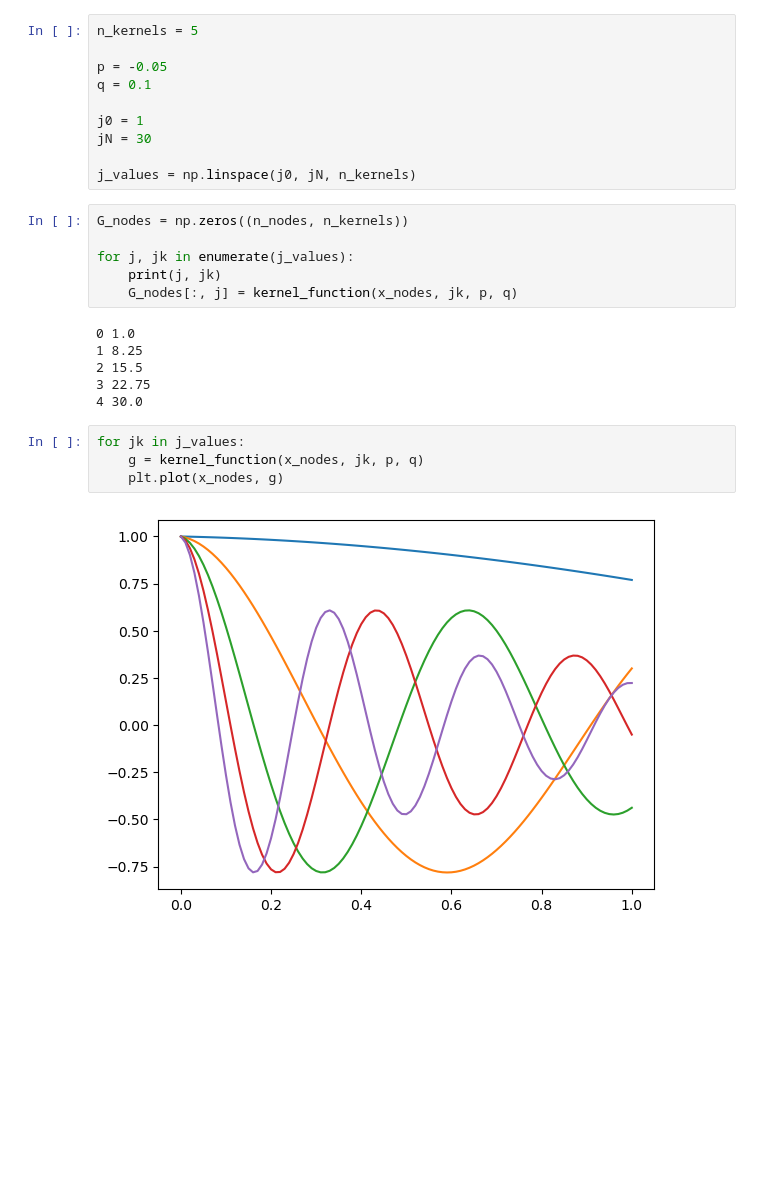
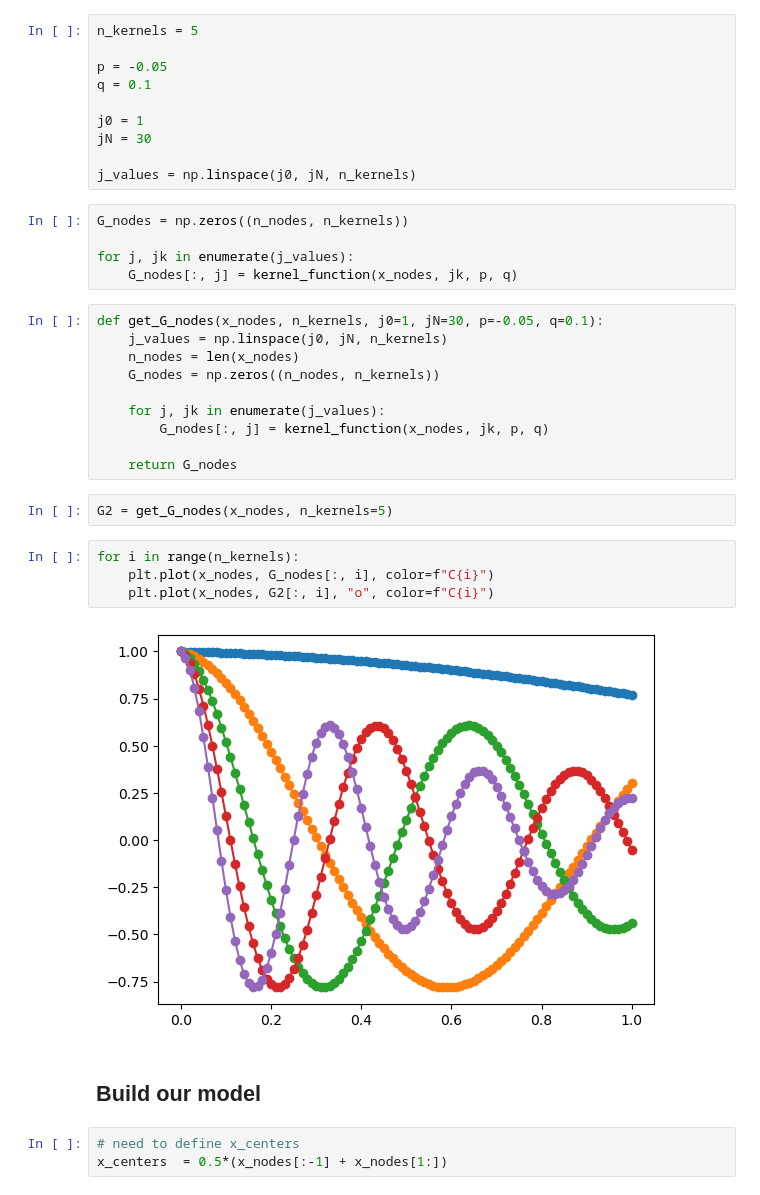
Before and after one commit to lheagy/eosc-454, a Jupyter notebook: lectures/linear-problem.ipynb, the cells around one changed output. Drawn from its saved outputs; the diff is of its cells as text; blank space fills up the shorter version.

```diff
--- a/lectures/linear-problem.ipynb
+++ b/lectures/linear-problem.ipynb
@@ -32,17 +32,27 @@ j_values = np.linspace(j0, jN, n_kernels)
 G_nodes = np.zeros((n_nodes, n_kernels))
 
 for j, jk in enumerate(j_values):
-    print(j, jk)
     G_nodes[:, j] = kernel_function(x_nodes, jk, p, q)
-# %% [output]
-0 1.0
-1 8.25
-2 15.5
-3 22.75
-4 30.0
-# %%
-for jk in j_values:
-    g = kernel_function(x_nodes, jk, p, q)
-    plt.plot(x_nodes, g)
-# %% [output]
-[figure, removed]
+# %%
+def get_G_nodes(x_nodes, n_kernels, j0=1, jN=30, p=-0.05, q=0.1):
+    j_values = np.linspace(j0, jN, n_kernels)
+    n_nodes = len(x_nodes)
+    G_nodes = np.zeros((n_nodes, n_kernels))
+
+    for j, jk in enumerate(j_values):
+        G_nodes[:, j] = kernel_function(x_nodes, jk, p, q)
+
+    return G_nodes
+# %%
+G2 = get_G_nodes(x_nodes, n_kernels=5)
+# %%
+for i in range(n_kernels):
+    plt.plot(x_nodes, G_nodes[:, i], color=f"C{i}")
+    plt.plot(x_nodes, G2[:, i], "o", color=f"C{i}")
+# %% [output]
+[figure, added]
+# %% [markdown]
+## Build our model
+# %%
+# need to define x_centers
+x_centers  = 0.5*(x_nodes[:-1] + x_nodes[1:])
```
Also changed, not shown: parts of 13 cells of this notebook.
